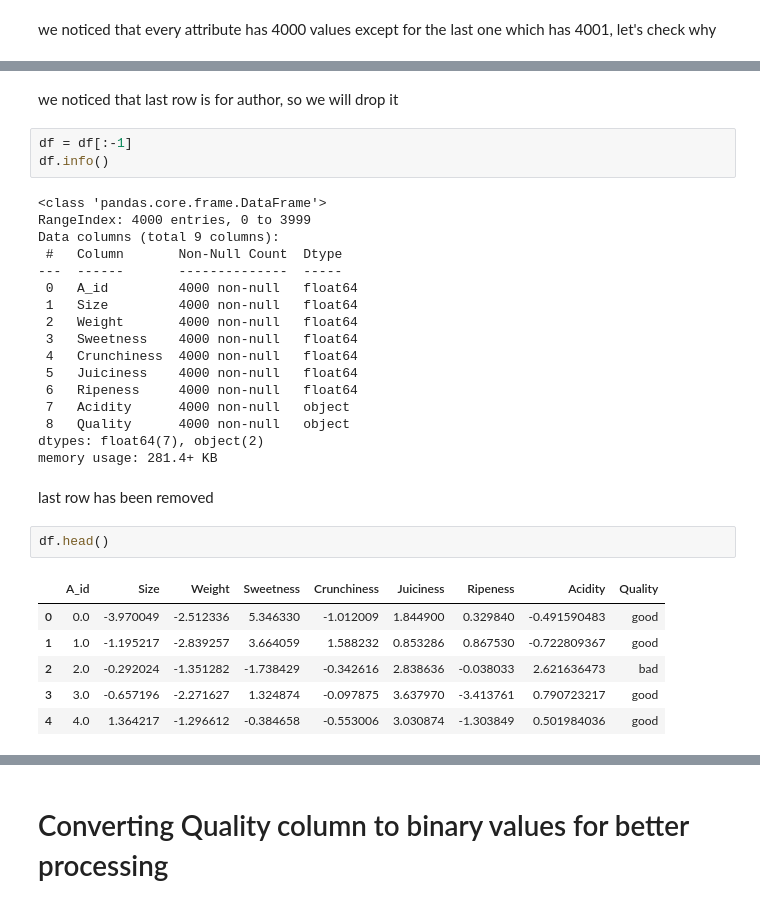
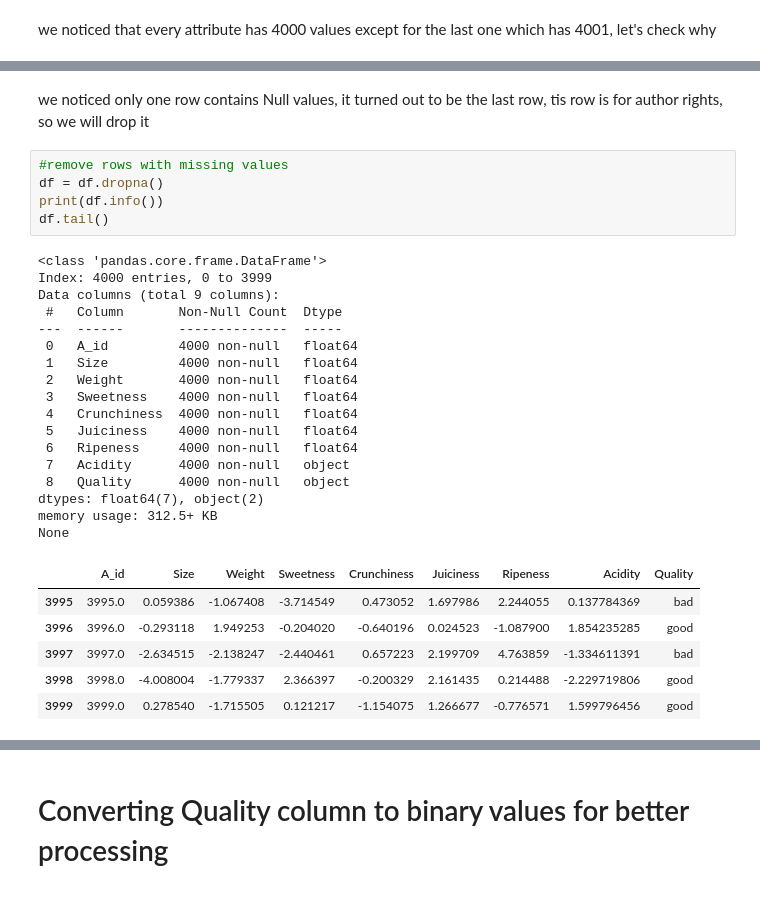
Before and after one commit to faris771/Apple_Quality_Classifier, a Jupyter notebook: main.ipynb, the cells around one changed output, grey strips where cells are left out. Drawn from its saved outputs; the diff is of its cells as text.

```diff
--- a/main.ipynb
+++ b/main.ipynb
@@ -48,35 +87,33 @@ df.tail()
 | 3999 | 3999.0 | 0.278540 | -1.715505 | 0.121217 | -1.154075 | 1.266677 | -0.776571 | 1.599796456 | good |
 | 4000 | NaN | NaN | NaN | NaN | NaN | NaN | NaN | Created_by_Nidula_Elgiriyewithana | NaN |
 # %% [markdown]
-we noticed that last row is for author, so we will drop it
+we noticed only one row contains Null values, it turned out to be the last row, tis row is  for author rights, so we will drop it
 # %%
-df = df[:-1]
-df.info()
+#remove rows with missing values
+df = df.dropna()
+print(df.info())
+df.tail()
 # %% [output]
 <class 'pandas.core.frame.DataFrame'>
-RangeIndex: 4000 entries, 0 to 3999
+Index: 4000 entries, 0 to 3999
 Data columns (total 9 columns):
  #   Column       Non-Null Count  Dtype
 ---  ------       --------------  -----
  0   A_id         4000 non-null   float64
  1   Size         4000 non-null   float64
  2   Weight       4000 non-null   float64
  3   Sweetness    4000 non-null   float64
  4   Crunchiness  4000 non-null   float64
  5   Juiciness    4000 non-null   float64
  6   Ripeness     4000 non-null   float64
  7   Acidity      4000 non-null   object
  8   Quality      4000 non-null   object
 dtypes: float64(7), object(2)
-memory usage: 281.4+ KB
+memory usage: 312.5+ KB
+None
+|  | A_id | Size | Weight | Sweetness | Crunchiness | Juiciness | Ripeness | Acidity | Quality |
+| 3995 | 3995.0 | 0.059386 | -1.067408 | -3.714549 | 0.473052 | 1.697986 | 2.244055 | 0.137784369 | bad |
+| 3996 | 3996.0 | -0.293118 | 1.949253 | -0.204020 | -0.640196 | 0.024523 | -1.087900 | 1.854235285 | good |
+| 3997 | 3997.0 | -2.634515 | -2.138247 | -2.440461 | 0.657223 | 2.199709 | 4.763859 | -1.334611391 | bad |
+| 3998 | 3998.0 | -4.008004 | -1.779337 | 2.366397 | -0.200329 | 2.161435 | 0.214488 | -2.229719806 | good |
+| 3999 | 3999.0 | 0.278540 | -1.715505 | 0.121217 | -1.154075 | 1.266677 | -0.776571 | 1.599796456 | good |
-# %% [markdown]
-last row has been removed
-# %%
-df.head()
-# %% [output]
-|  | A_id | Size | Weight | Sweetness | Crunchiness | Juiciness | Ripeness | Acidity | Quality |
-| 0 | 0.0 | -3.970049 | -2.512336 | 5.346330 | -1.012009 | 1.844900 | 0.329840 | -0.491590483 | good |
-| 1 | 1.0 | -1.195217 | -2.839257 | 3.664059 | 1.588232 | 0.853286 | 0.867530 | -0.722809367 | good |
-| 2 | 2.0 | -0.292024 | -1.351282 | -1.738429 | -0.342616 | 2.838636 | -0.038033 | 2.621636473 | bad |
-| 3 | 3.0 | -0.657196 | -2.271627 | 1.324874 | -0.097875 | 3.637970 | -3.413761 | 0.790723217 | good |
-| 4 | 4.0 | 1.364217 | -1.296612 | -0.384658 | -0.553006 | 3.030874 | -1.303849 | 0.501984036 | good |
```
Also changed, not shown: parts of 19 cells of this notebook.
